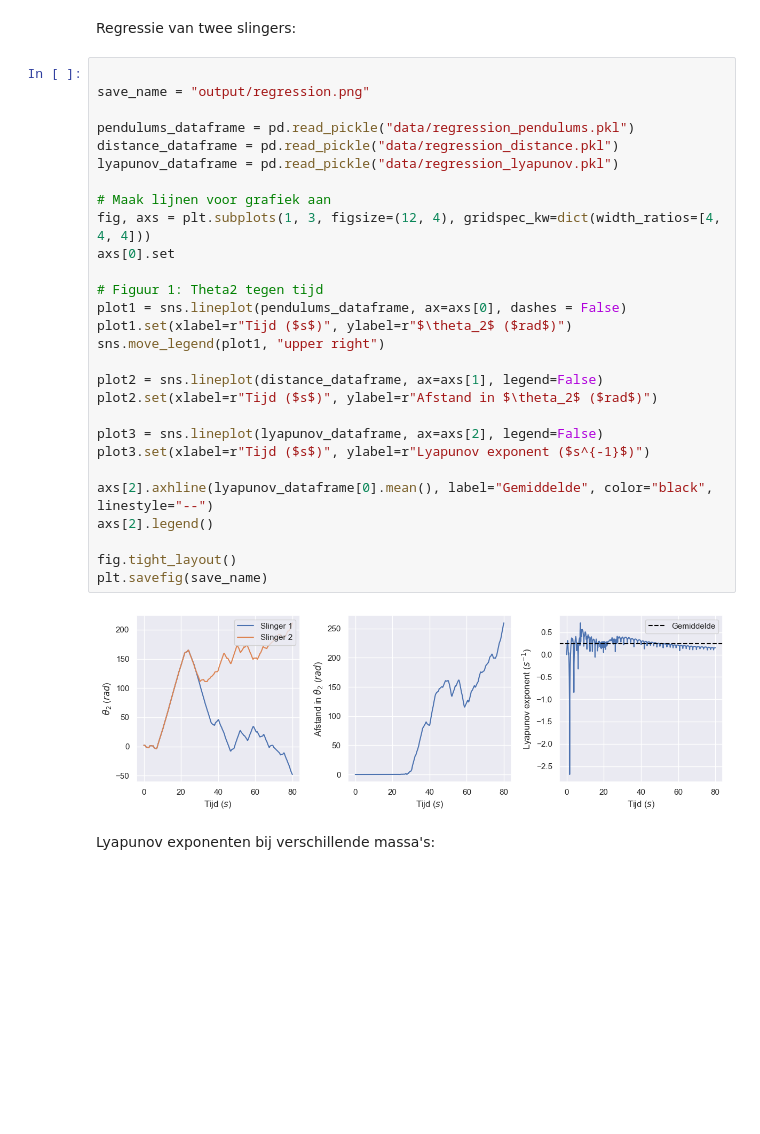
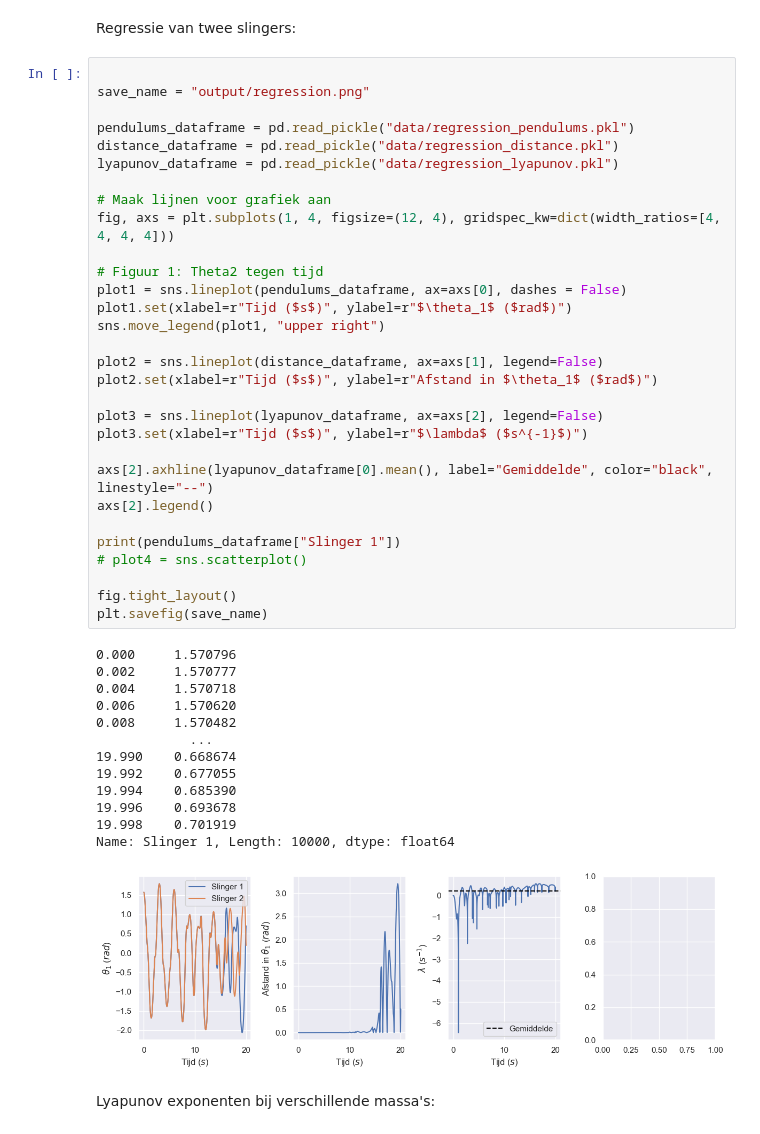
Before and after one commit to KevinLeenaerts/PWS-Programs, a Jupyter notebook: DoublePendulum.ipynb, the cells around one changed output. Saved outputs shown, nothing was run; the diff lists cells and outputs as text; blank space fills up the shorter version.

```diff
--- a/DoublePendulum.ipynb
+++ b/DoublePendulum.ipynb
@@ -265,33 +355,47 @@ Regressie van twee slingers:
 # %%
 
 save_name = "output/regression.png"
 
 pendulums_dataframe = pd.read_pickle("data/regression_pendulums.pkl")
 distance_dataframe = pd.read_pickle("data/regression_distance.pkl")
 lyapunov_dataframe = pd.read_pickle("data/regression_lyapunov.pkl")
 
 # Maak lijnen voor grafiek aan
-fig, axs = plt.subplots(1, 3, figsize=(12, 4), gridspec_kw=dict(width_ratios=[4, 4, 4]))
-axs[0].set
+fig, axs = plt.subplots(1, 4, figsize=(12, 4), gridspec_kw=dict(width_ratios=[4, 4, 4, 4]))
 
 # Figuur 1: Theta2 tegen tijd
 plot1 = sns.lineplot(pendulums_dataframe, ax=axs[0], dashes = False)
-plot1.set(xlabel=r"Tijd ($s$)", ylabel=r"$\theta_2$ ($rad$)")
+plot1.set(xlabel=r"Tijd ($s$)", ylabel=r"$\theta_1$ ($rad$)")
 sns.move_legend(plot1, "upper right")
 
 plot2 = sns.lineplot(distance_dataframe, ax=axs[1], legend=False)
-plot2.set(xlabel=r"Tijd ($s$)", ylabel=r"Afstand in $\theta_2$ ($rad$)")
+plot2.set(xlabel=r"Tijd ($s$)", ylabel=r"Afstand in $\theta_1$ ($rad$)")
 
 plot3 = sns.lineplot(lyapunov_dataframe, ax=axs[2], legend=False)
-plot3.set(xlabel=r"Tijd ($s$)", ylabel=r"Lyapunov exponent ($s^{-1}$)")
+plot3.set(xlabel=r"Tijd ($s$)", ylabel=r"$\lambda$ ($s^{-1}$)")
 
 axs[2].axhline(lyapunov_dataframe[0].mean(), label="Gemiddelde", color="black", linestyle="--")
 axs[2].legend()
 
+print(pendulums_dataframe["Slinger 1"])
+# plot4 = sns.scatterplot()
+
 fig.tight_layout()
 plt.savefig(save_name)
 # %% [output]
+0.000     1.570796
+0.002     1.570777
+0.004     1.570718
+0.006     1.570620
+0.008     1.570482
+            ...
+19.990    0.668674
+19.992    0.677055
+19.994    0.685390
+19.996    0.693678
+19.998    0.701919
+Name: Slinger 1, Length: 10000, dtype: float64
-[figure, old version]
+[figure, new version]
 # %% [markdown]
 Lyapunov exponenten bij verschillende massa's:
 # %%
```
Also changed, not shown: parts of 21 cells of this notebook, 15 other files.
